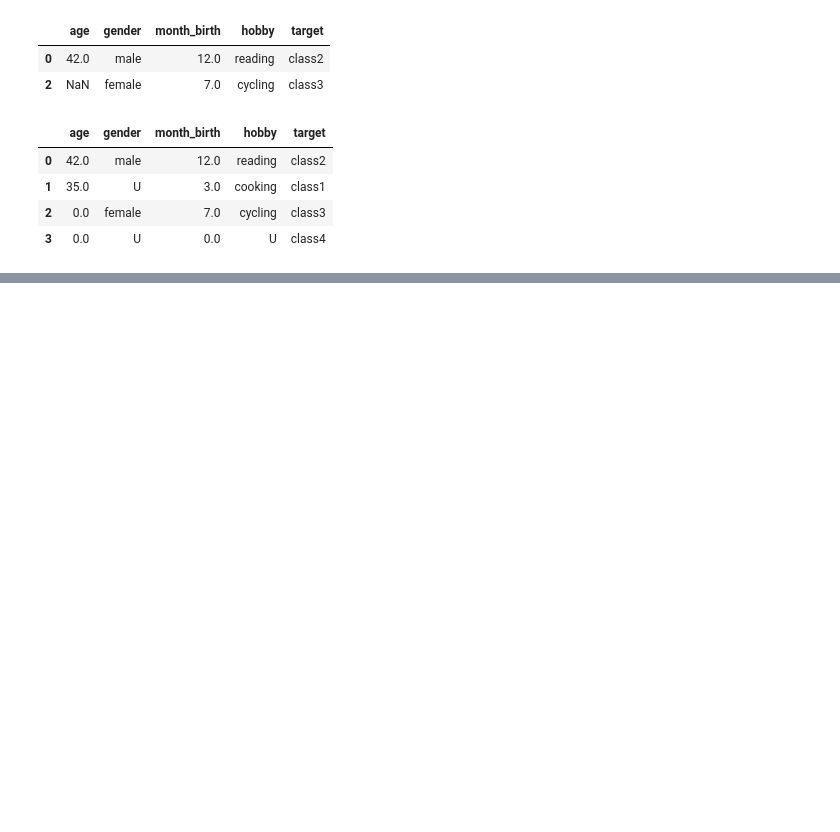
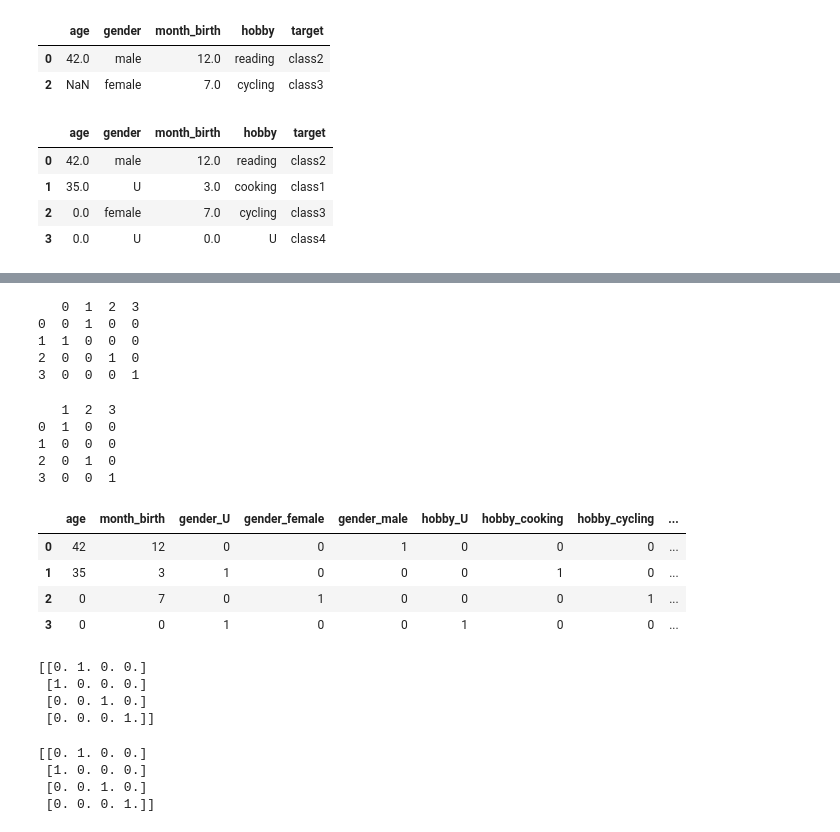
Before and after one commit to MinuSpurs/ML_study, a Jupyter notebook: Intermediate_machine_learning/7. Explore_machine_learning_data.ipynb, the cells around one changed output, grey strips where cells are left out. Cells and saved outputs as stored; diff of their text form; code cells hidden in the pictures; blank space fills up the shorter version.

```diff
--- a/Intermediate_machine_learning/7. Explore_machine_learning_data.ipynb
+++ b/Intermediate_machine_learning/7. Explore_machine_learning_data.ipynb
@@ -190,0 +215,3 @@ df7
+# %%
+df8['target'] = y_ori
+df8
@@ -190,0 +224,5 @@ df7
+# %%
+# 사이킷런을 이용하지 않고 클래스 라벨링
+y_arr = df8['target'].values
+y_arr.sort()
+y_arr
@@ -190,0 +231,7 @@ df7
+# %%
+num_y = 0
+dic_y = {}
+for ith_y in y_arr:
+    dic_y[ith_y] = num_y
+    num_y += 1
+dic_y
@@ -190,0 +240,3 @@ df7
+# %%
+df8['target'] = df8['target'].replace(dic_y)
+df8
@@ -190,0 +249,55 @@ df7
+# %%
+# 원-핫 인코딩
+df9 = df8
+df9['target'] = df9['target'].astype(str)
+df10 = pd.get_dummies(df9['target']).astype(int)
+print(df10)
+# %% [output]
+   0  1  2  3
+0  0  1  0  0
+1  1  0  0  0
+2  0  0  1  0
+3  0  0  0  1
+# %%
+df9['target'] = df9['target'].astype(str)
+df11 = pd.get_dummies(df9['target'], drop_first=True).astype(int)
+print(df11)
+# %% [output]
+   1  2  3
+0  1  0  0
+1  0  0  0
+2  0  1  0
+3  0  0  1
+# %%
+# 모든 열을 원-핫 인코딩
+df12 = df8
+df13 = pd.get_dummies(df12).astype(int)
+df13
+# %% [output]
+|  | age | month_birth | gender_U | gender_female | gender_male | hobby_U | hobby_cooking | hobby_cycling | ... |
+| 0 | 42 | 12 | 0 | 0 | 1 | 0 | 0 | 0 | ... |
+| 1 | 35 | 3 | 1 | 0 | 0 | 0 | 1 | 0 | ... |
+| 2 | 0 | 7 | 0 | 1 | 0 | 0 | 0 | 1 | ... |
+| 3 | 0 | 0 | 1 | 0 | 0 | 1 | 0 | 0 | ... |
+# %%
+# 사이킷런 라이브러리를 이용한 원-핫 인코딩
+from sklearn.preprocessing import OneHotEncoder
+hot_encoder = OneHotEncoder()
+y = df7[['target']]
+y_hot = hot_encoder.fit_transform(y)
+print(y_hot.toarray())
+# %% [output]
+[[0. 1. 0. 0.]
+ [1. 0. 0. 0.]
+ [0. 0. 1. 0.]
+ [0. 0. 0. 1.]]
+# %%
+# 텐서플로우를 이용한 원-핫 인코딩
+from tensorflow.keras.utils import to_categorical
+y_hotec = to_categorical(y)
+print(y_hotec)
+# %% [output]
+[[0. 1. 0. 0.]
+ [1. 0. 0. 0.]
+ [0. 0. 1. 0.]
+ [0. 0. 0. 1.]]
```
Also changed, not shown: parts of 13 cells of this notebook.
